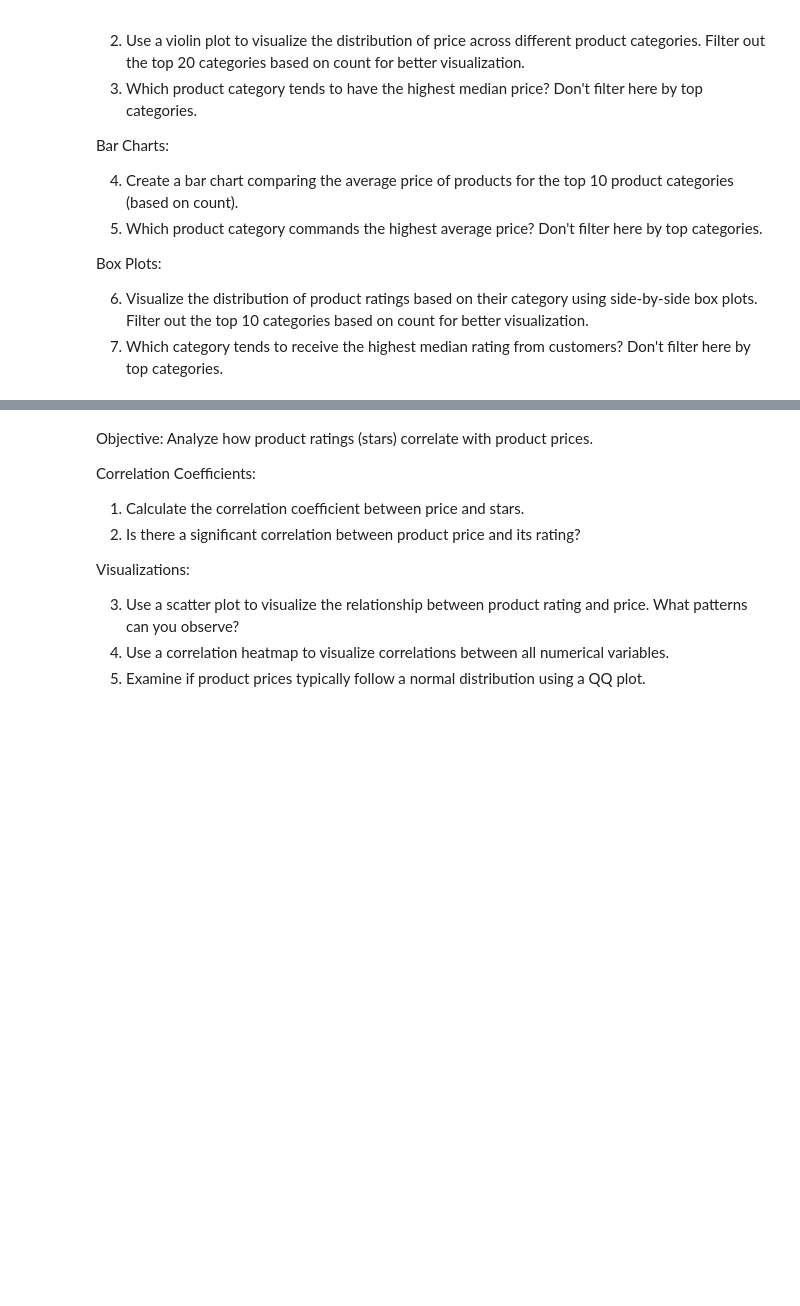
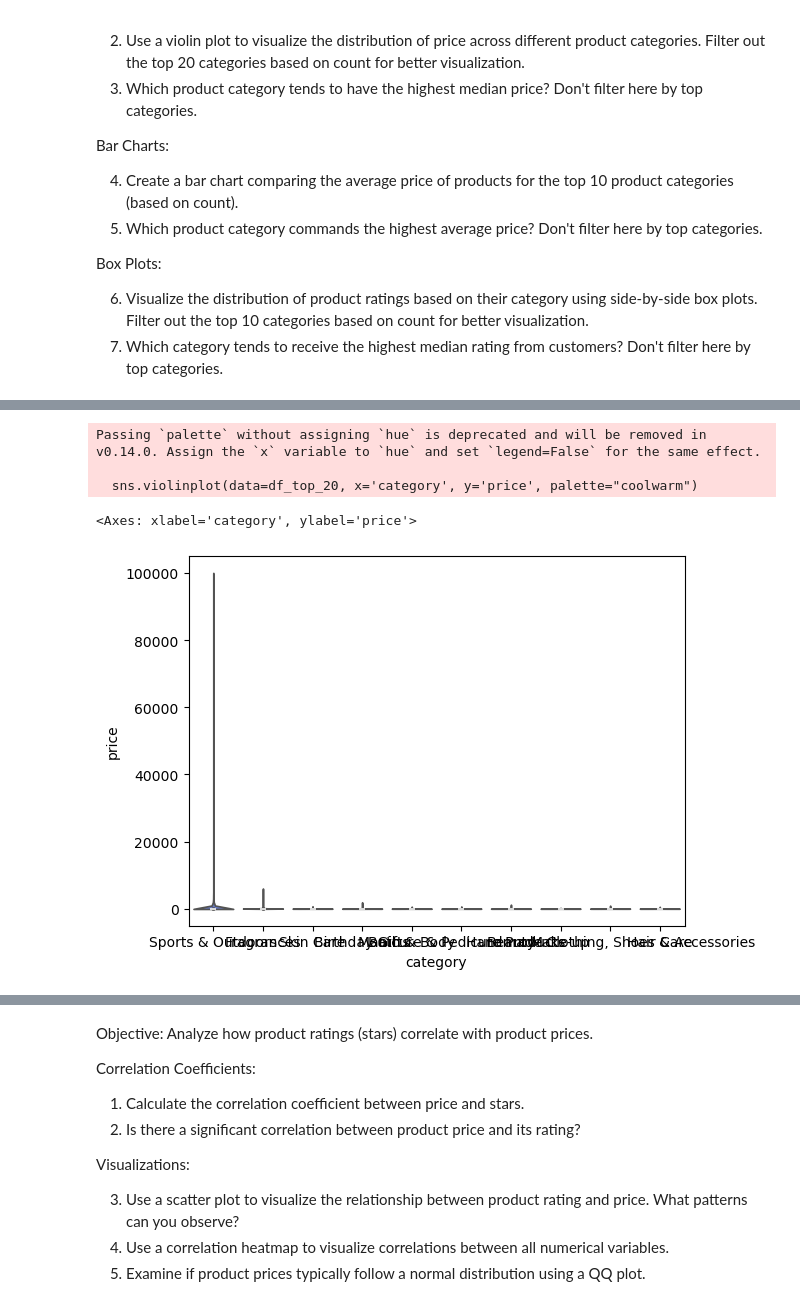
Before and after one commit to medirose/lab-eda-bivariate, a Jupyter notebook: Lab Bivariate.ipynb, the cells around one changed output, grey strips where cells are left out. Saved outputs shown, nothing was run; the diff lists cells and outputs as text; code cells hidden in the pictures; blank space fills up the shorter version.

```diff
--- a/Lab Bivariate.ipynb
+++ b/Lab Bivariate.ipynb
@@ -124,0 +156,10 @@ Box Plots:
+# %%
+df_top_20 = df[df['category'].isin(df['category'].value_counts().nlargest(10).index)]
+# %%
+sns.violinplot(data=df_top_20, x='category', y='price', palette="coolwarm")
+# %% [output]
+Passing `palette` without assigning `hue` is deprecated and will be removed in v0.14.0. Assign the `x` variable to `hue` and set `legend=False` for the same effect.
+
+  sns.violinplot(data=df_top_20, x='category', y='price', palette="coolwarm")
+<Axes: xlabel='category', ylabel='price'>
+[figure, added]
```
Also changed, not shown: parts of 10 cells of this notebook.
